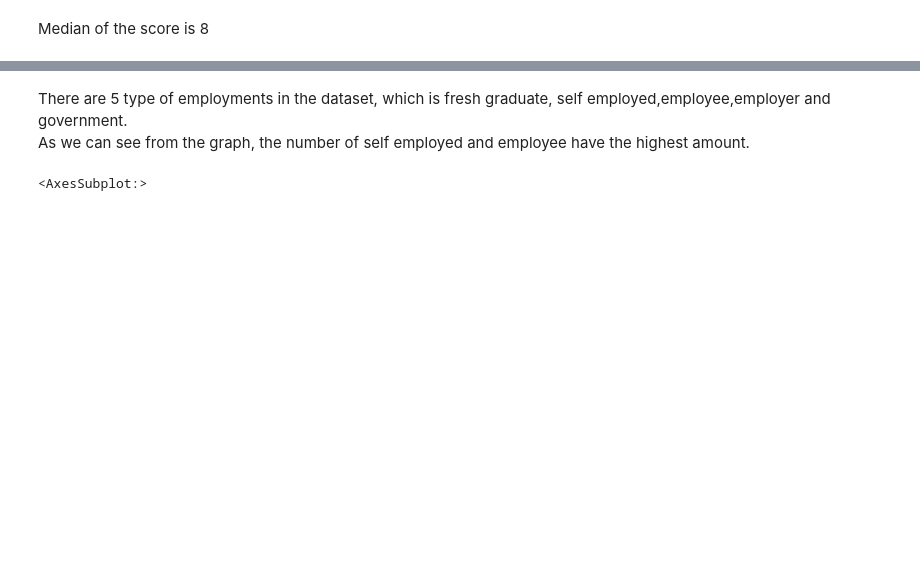
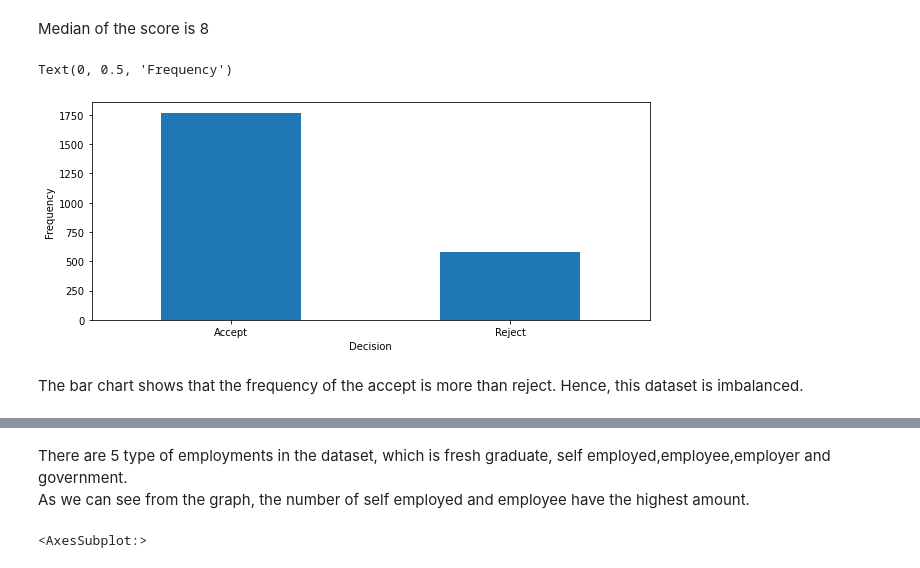
Before and after one commit to adeline0320/heroku-q3-ai, a Jupyter notebook: ProjectQ3.ipynb, the cells around one changed output, grey strips where cells are left out. Cells and saved outputs as stored; diff of their text form; code cells hidden in the pictures; blank space fills up the shorter version.

```diff
--- a/ProjectQ3.ipynb
+++ b/ProjectQ3.ipynb
@@ -30,5 +46,14 @@ median_score
 # %% [markdown]
 Median of the score is 8
+# %%
+file["Decision"].value_counts().sort_index().plot(figsize = (10,4),kind = "bar",rot = 0)
+plt.xlabel("Decision")
+plt.ylabel("Frequency")
+# %% [output]
+Text(0, 0.5, 'Frequency')
+[figure, added]
+# %% [markdown]
+The bar chart shows that the frequency of the accept is more than reject. Hence, this dataset is imbalanced.
 # %%
 file["Employment_Type"].value_counts().sort_index().plot(figsize = (10,4),kind = "bar",rot = 0)
 plt.xlabel("Type of employment")
```
Also changed, not shown: parts of 45 cells of this notebook, 9 other files.
